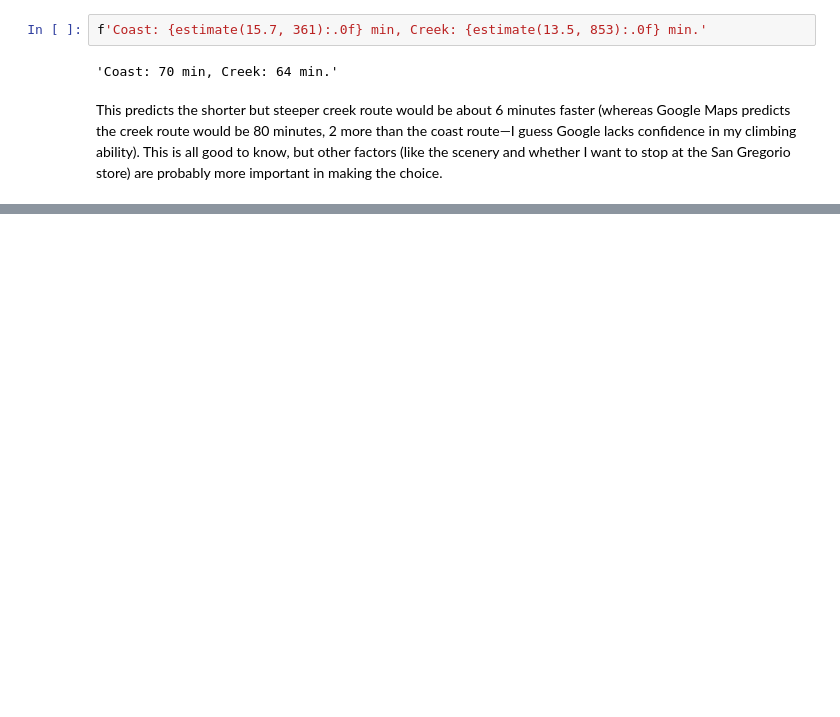
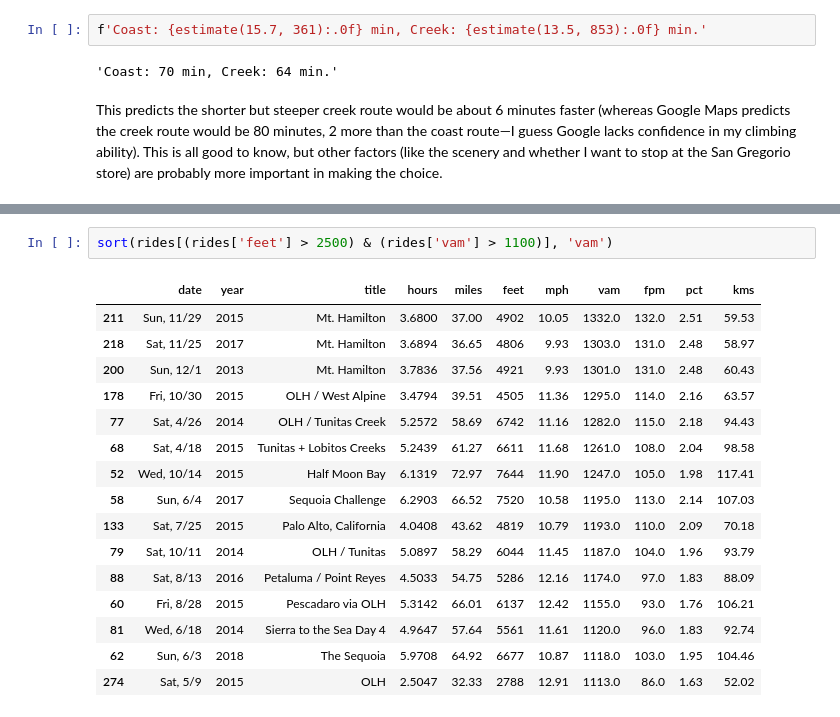
Before and after one commit to norvig/pytudes, a Jupyter notebook: ipynb/Bike Speed versus Grade.ipynb, the cells around one changed output, grey strips where cells are left out. Drawn from its saved outputs; the diff is of its cells as text; blank space fills up the shorter version.

```diff
--- a/ipynb/Bike Speed versus Grade.ipynb
+++ b/ipynb/Bike Speed versus Grade.ipynb
@@ -148,0 +256,19 @@ This predicts the shorter but steeper creek route would be about 6 minutes faste
+# %%
+sort(rides[(rides['feet'] > 2500) & (rides['vam'] > 1100)], 'vam')
+# %% [output]
+|  | date | year | title | hours | miles | feet | mph | vam | fpm | pct | kms |
+| 211 | Sun, 11/29 | 2015 | Mt. Hamilton | 3.6800 | 37.00 | 4902 | 10.05 | 1332.0 | 132.0 | 2.51 | 59.53 |
+| 218 | Sat, 11/25 | 2017 | Mt. Hamilton | 3.6894 | 36.65 | 4806 | 9.93 | 1303.0 | 131.0 | 2.48 | 58.97 |
+| 200 | Sun, 12/1 | 2013 | Mt. Hamilton | 3.7836 | 37.56 | 4921 | 9.93 | 1301.0 | 131.0 | 2.48 | 60.43 |
+| 178 | Fri, 10/30 | 2015 | OLH / West Alpine | 3.4794 | 39.51 | 4505 | 11.36 | 1295.0 | 114.0 | 2.16 | 63.57 |
+| 77 | Sat, 4/26 | 2014 | OLH / Tunitas Creek | 5.2572 | 58.69 | 6742 | 11.16 | 1282.0 | 115.0 | 2.18 | 94.43 |
+| 68 | Sat, 4/18 | 2015 | Tunitas + Lobitos Creeks | 5.2439 | 61.27 | 6611 | 11.68 | 1261.0 | 108.0 | 2.04 | 98.58 |
+| 52 | Wed, 10/14 | 2015 | Half Moon Bay | 6.1319 | 72.97 | 7644 | 11.90 | 1247.0 | 105.0 | 1.98 | 117.41 |
+| 58 | Sun, 6/4 | 2017 | Sequoia Challenge | 6.2903 | 66.52 | 7520 | 10.58 | 1195.0 | 113.0 | 2.14 | 107.03 |
+| 133 | Sat, 7/25 | 2015 | Palo Alto, California | 4.0408 | 43.62 | 4819 | 10.79 | 1193.0 | 110.0 | 2.09 | 70.18 |
+| 79 | Sat, 10/11 | 2014 | OLH / Tunitas | 5.0897 | 58.29 | 6044 | 11.45 | 1187.0 | 104.0 | 1.96 | 93.79 |
+| 88 | Sat, 8/13 | 2016 | Petaluma / Point Reyes | 4.5033 | 54.75 | 5286 | 12.16 | 1174.0 | 97.0 | 1.83 | 88.09 |
+| 60 | Fri, 8/28 | 2015 | Pescadaro via OLH | 5.3142 | 66.01 | 6137 | 12.42 | 1155.0 | 93.0 | 1.76 | 106.21 |
+| 81 | Wed, 6/18 | 2014 | Sierra to the Sea Day 4 | 4.9647 | 57.64 | 5561 | 11.61 | 1120.0 | 96.0 | 1.83 | 92.74 |
+| 62 | Sun, 6/3 | 2018 | The Sequoia | 5.9708 | 64.92 | 6677 | 10.87 | 1118.0 | 103.0 | 1.95 | 104.46 |
+| 274 | Sat, 5/9 | 2015 | OLH | 2.5047 | 32.33 | 2788 | 12.91 | 1113.0 | 86.0 | 1.63 | 52.02 |
```
Also changed, not shown: parts of 32 cells of this notebook, 4 other files.
